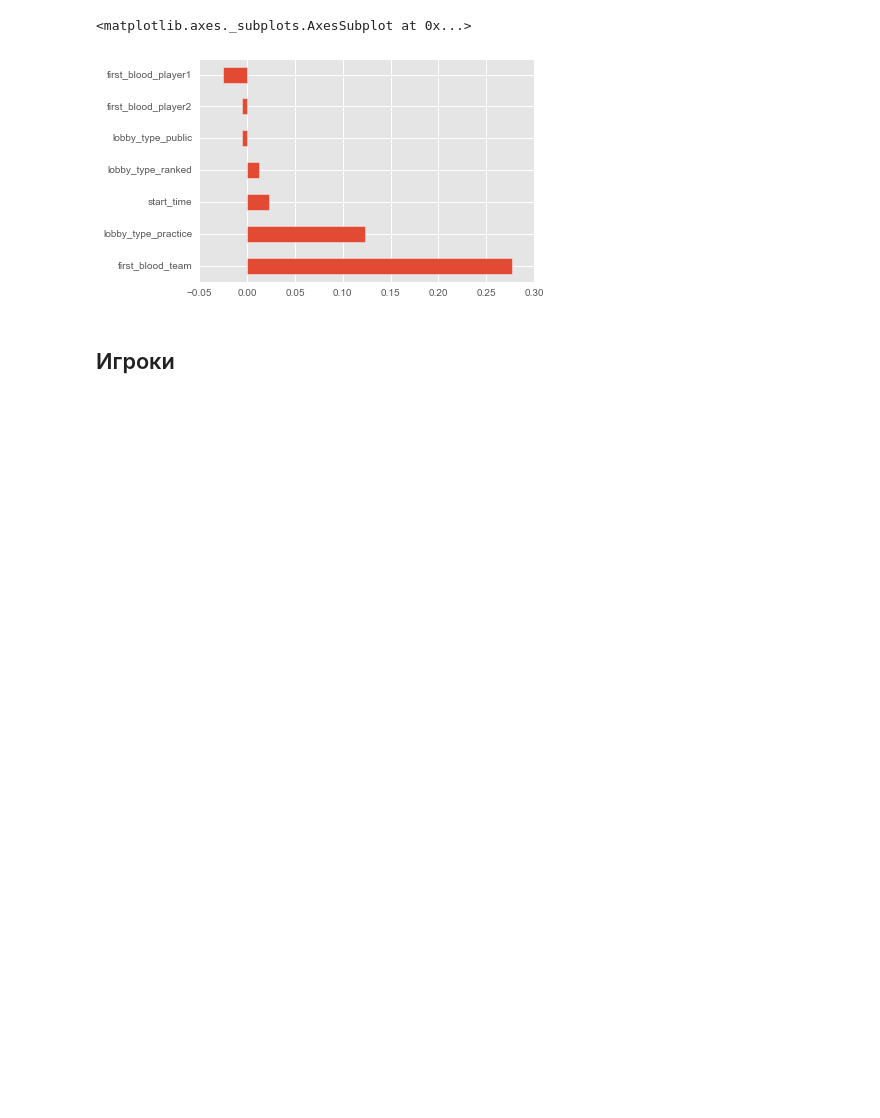
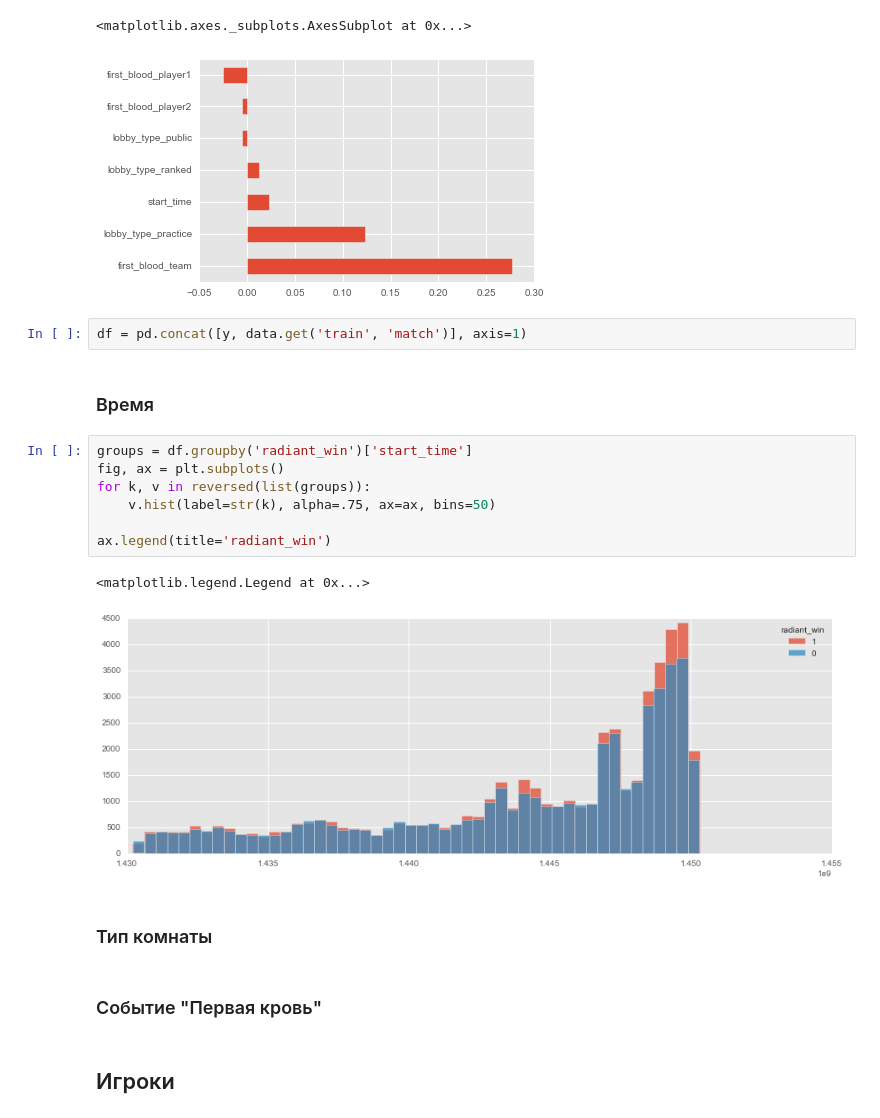
Before and after one commit to blagoffvyacheslav/kaggle, a Jupyter notebook: 2016-02-dota-2-win-probability-prediction/report.ipynb, the cells around one changed output. Drawn from its saved outputs; the diff is of its cells as text; blank space fills up the shorter version.

```diff
--- a/2016-02-dota-2-win-probability-prediction/report.ipynb
+++ b/2016-02-dota-2-win-probability-prediction/report.ipynb
@@ -18,6 +18,24 @@ model_lr_explore_l1(pd.concat([data.get('train', 'match'), data.get('train', 'fb
 # %% [output]
 <matplotlib.axes._subplots.AxesSubplot at 0x...>
 [figure]
+# %%
+df = pd.concat([y, data.get('train', 'match')], axis=1)
+# %% [markdown]
+### Время
+# %%
+groups = df.groupby('radiant_win')['start_time']
+fig, ax = plt.subplots()
+for k, v in reversed(list(groups)):
+    v.hist(label=str(k), alpha=.75, ax=ax, bins=50)
+
+ax.legend(title='radiant_win')
+# %% [output]
+<matplotlib.legend.Legend at 0x...>
+[figure, added]
+# %% [markdown]
+### Тип комнаты
+# %% [markdown]
+### Событие "Первая кровь"
 # %% [markdown]
 ## Игроки
 # %%
```
Also changed, not shown: parts of 7 cells of this notebook.
